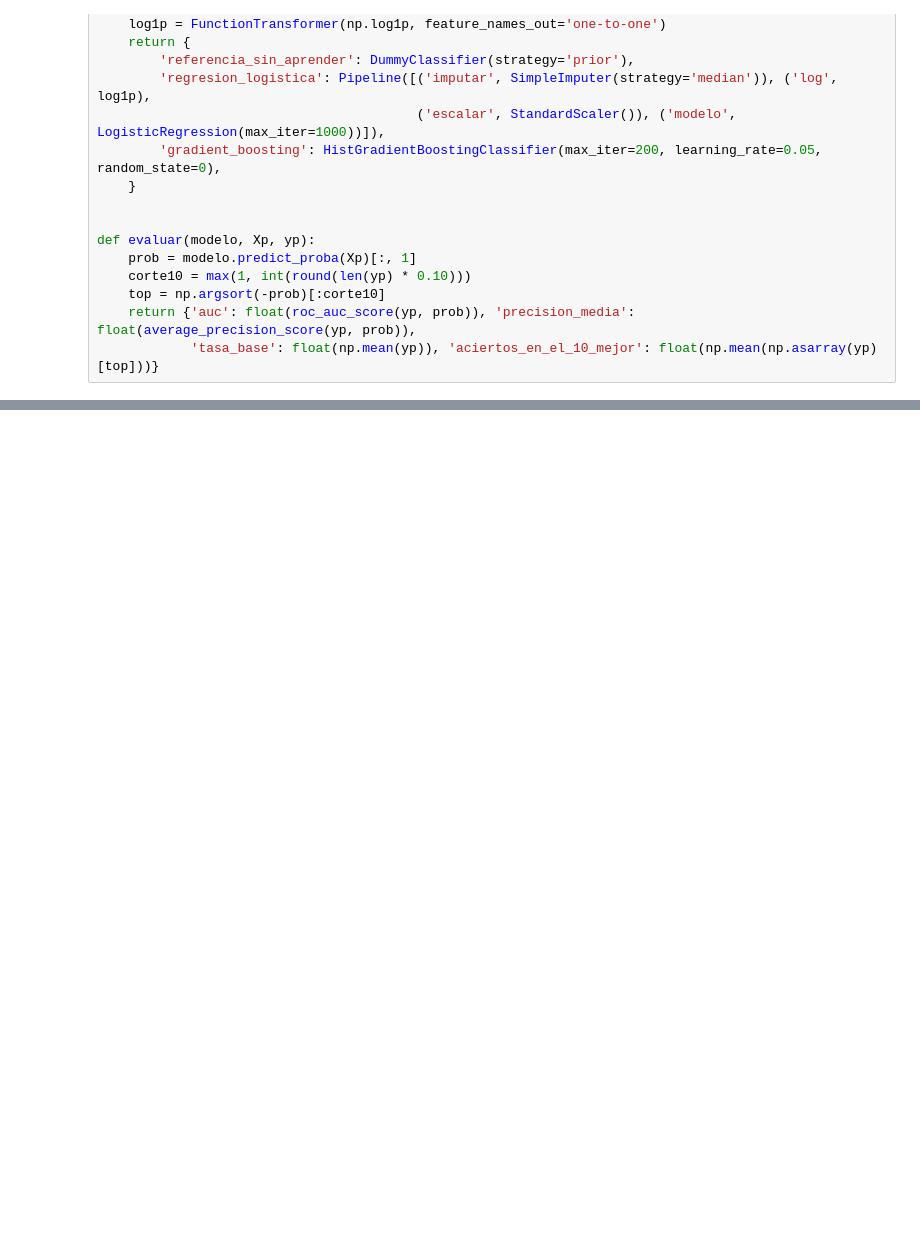
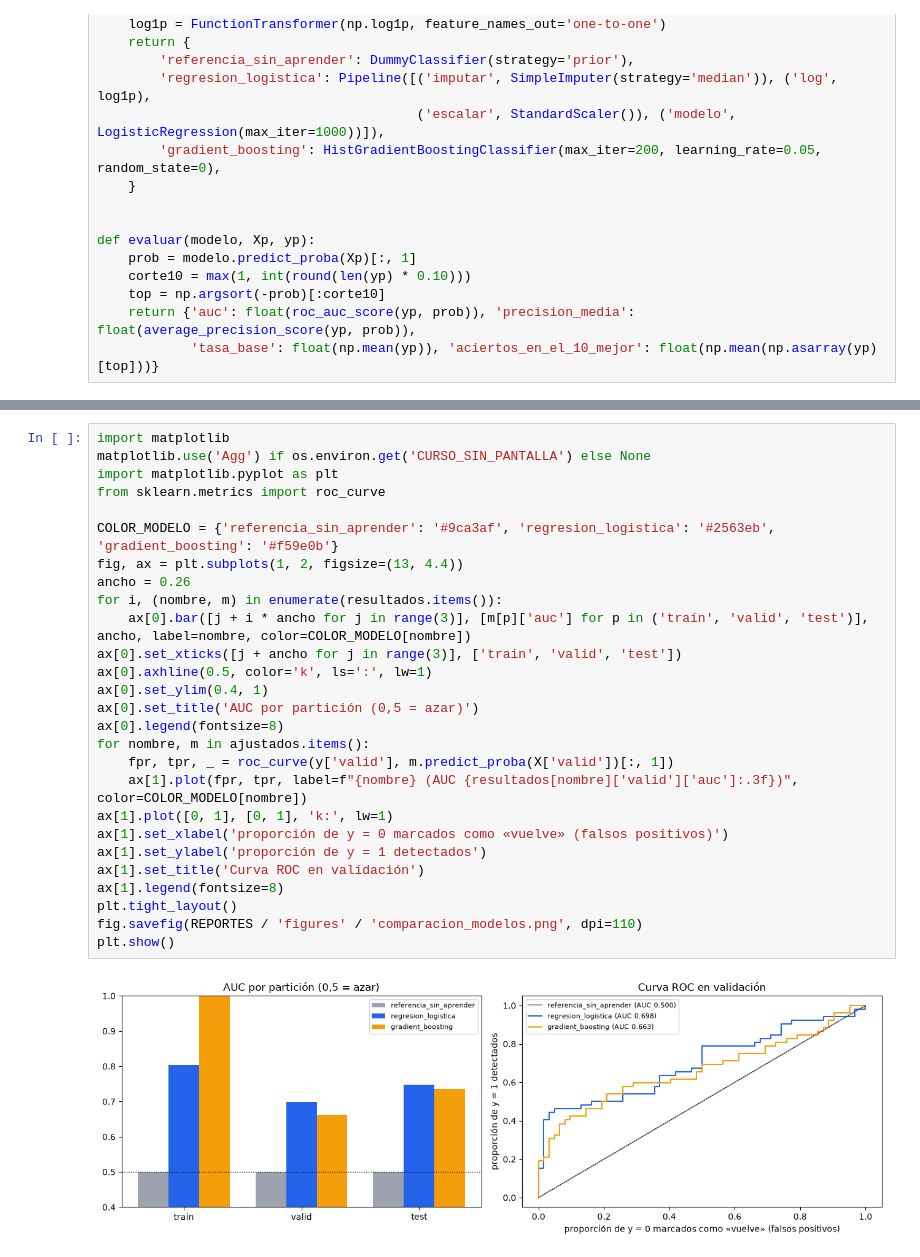
Before and after one commit to helicr/curso-ml-ia-desarrollo-produccion, a Jupyter notebook: 04-Proyecto-Base/notebooks/04_entrenamiento_y_seguimiento.ipynb, the cells around one changed output, grey strips where cells are left out. Drawn from its saved outputs; the diff is of its cells as text; blank space fills up the shorter version.

```diff
--- a/04-Proyecto-Base/notebooks/04_entrenamiento_y_seguimiento.ipynb
+++ b/04-Proyecto-Base/notebooks/04_entrenamiento_y_seguimiento.ipynb
@@ -153,2 +316,31 @@ tabla[tabla['particion'] == 'test'][['modelo', 'tasa_base', 'aciertos_en_el_10_m
+# %%
+import matplotlib
+matplotlib.use('Agg') if os.environ.get('CURSO_SIN_PANTALLA') else None
+import matplotlib.pyplot as plt
+from sklearn.metrics import roc_curve
+
+COLOR_MODELO = {'referencia_sin_aprender': '#9ca3af', 'regresion_logistica': '#2563eb', 'gradient_boosting': '#f59e0b'}
+fig, ax = plt.subplots(1, 2, figsize=(13, 4.4))
+ancho = 0.26
+for i, (nombre, m) in enumerate(resultados.items()):
+    ax[0].bar([j + i * ancho for j in range(3)], [m[p]['auc'] for p in ('train', 'valid', 'test')], ancho, label=nombre, color=COLOR_MODELO[nombre])
+ax[0].set_xticks([j + ancho for j in range(3)], ['train', 'valid', 'test'])
+ax[0].axhline(0.5, color='k', ls=':', lw=1)
+ax[0].set_ylim(0.4, 1)
+ax[0].set_title('AUC por partición (0,5 = azar)')
+ax[0].legend(fontsize=8)
+for nombre, m in ajustados.items():
+    fpr, tpr, _ = roc_curve(y['valid'], m.predict_proba(X['valid'])[:, 1])
+    ax[1].plot(fpr, tpr, label=f"{nombre} (AUC {resultados[nombre]['valid']['auc']:.3f})", color=COLOR_MODELO[nombre])
+ax[1].plot([0, 1], [0, 1], 'k:', lw=1)
+ax[1].set_xlabel('proporción de y = 0 marcados como «vuelve» (falsos positivos)')
+ax[1].set_ylabel('proporción de y = 1 detectados')
+ax[1].set_title('Curva ROC en validación')
+ax[1].legend(fontsize=8)
+plt.tight_layout()
+fig.savefig(REPORTES / 'figures' / 'comparacion_modelos.png', dpi=110)
+plt.show()
+# %% [output]
+[figure, added]
 # %% [markdown]
 ## 5. Elegir el mejor con la validación, registrarlo y guardar los artefactos
```
Also changed, not shown: parts of 24 cells of this notebook, 41 other files.
